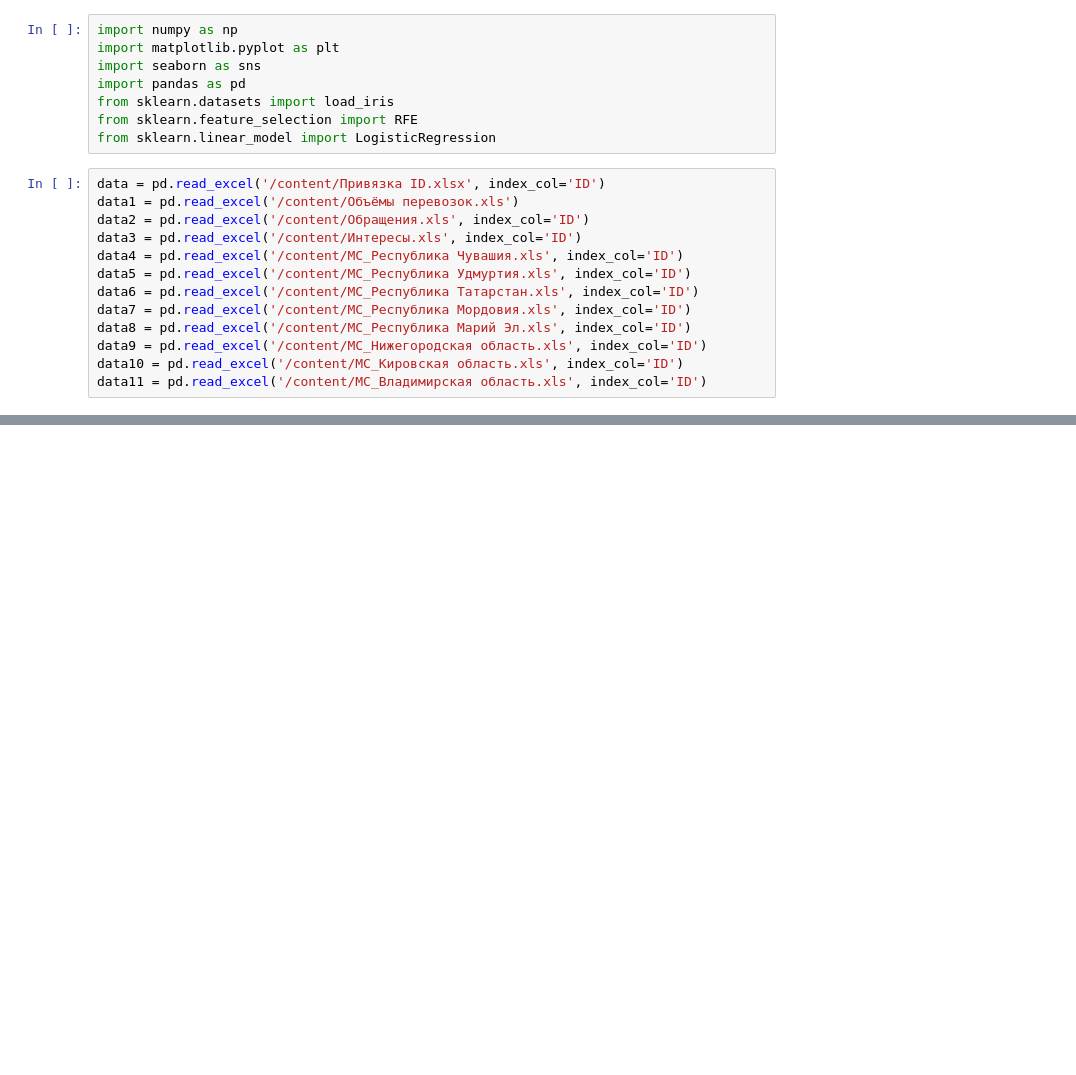
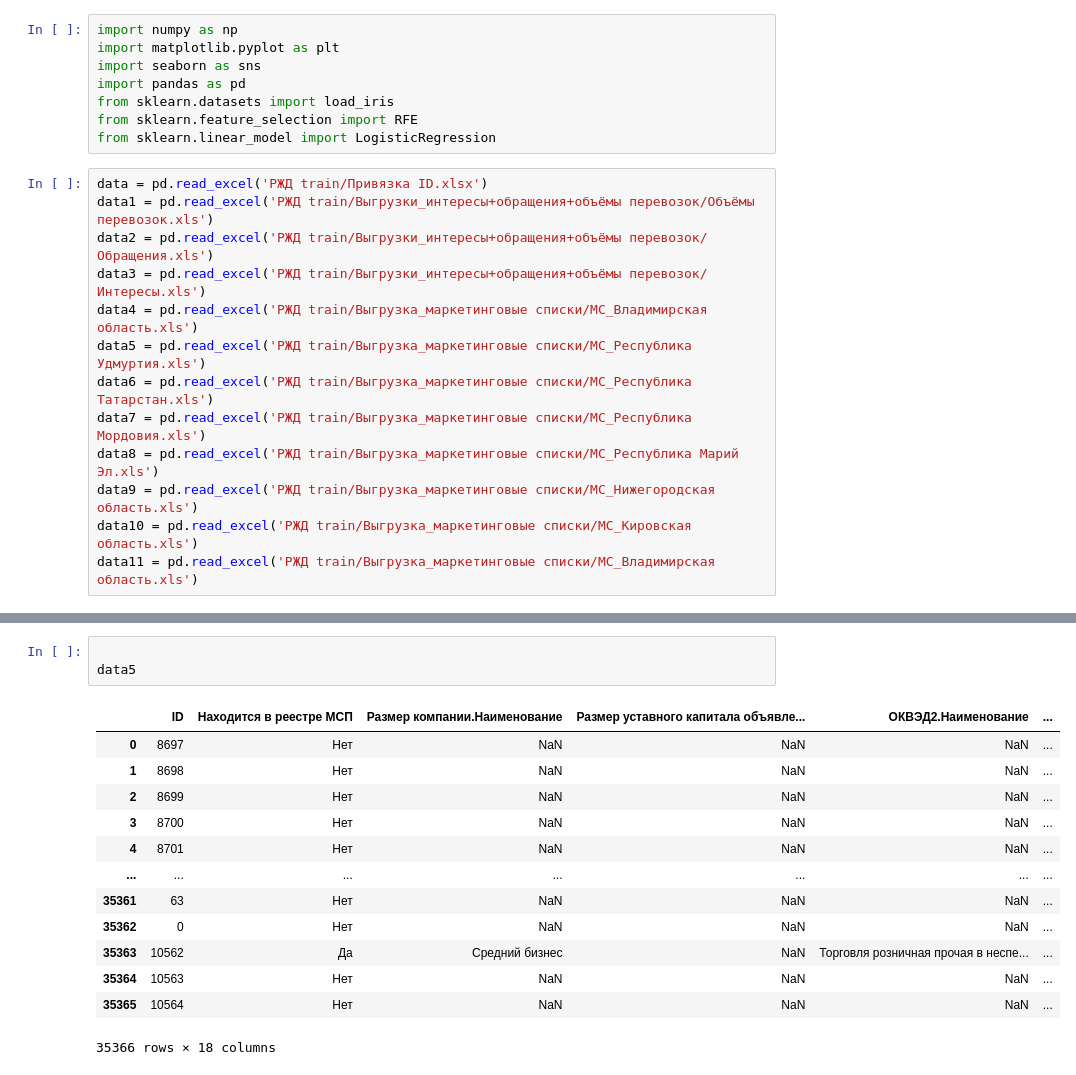
Before and after one commit to DIMFLIX-Hackathons/ClientGuardian, a Jupyter notebook: src/ClientGuardian/RZD.ipynb, the cells around one changed output, grey strips where cells are left out. Saved outputs shown, nothing was run; the diff lists cells and outputs as text; blank space fills up the shorter version.

Commit message:
- Few changes in data processing

```diff
--- a/src/ClientGuardian/RZD.ipynb
+++ b/src/ClientGuardian/RZD.ipynb
@@ -27,15 +9,15 @@ from sklearn.datasets import load_iris
 from sklearn.feature_selection import RFE
 from sklearn.linear_model import LogisticRegression
 # %%
-data = pd.read_excel('/content/Привязка ID.xlsx', index_col='ID')
-data1 = pd.read_excel('/content/Объёмы перевозок.xls')
-data2 = pd.read_excel('/content/Обращения.xls', index_col='ID')
-data3 = pd.read_excel('/content/Интересы.xls', index_col='ID')
-data4 = pd.read_excel('/content/МС_Республика Чувашия.xls', index_col='ID')
-data5 = pd.read_excel('/content/МС_Республика Удмуртия.xls', index_col='ID')
-data6 = pd.read_excel('/content/МС_Республика Татарстан.xls', index_col='ID')
-data7 = pd.read_excel('/content/МС_Республика Мордовия.xls', index_col='ID')
-data8 = pd.read_excel('/content/МС_Республика Марий Эл.xls', index_col='ID')
-data9 = pd.read_excel('/content/МС_Нижегородская область.xls', index_col='ID')
-data10 = pd.read_excel('/content/МС_Кировская область.xls', index_col='ID')
-data11 = pd.read_excel('/content/МС_Владимирская область.xls', index_col='ID')
+data = pd.read_excel('РЖД train/Привязка ID.xlsx')
+data1 = pd.read_excel('РЖД train/Выгрузки_интересы+обращения+объёмы перевозок/Объёмы перевозок.xls')
+data2 = pd.read_excel('РЖД train/Выгрузки_интересы+обращения+объёмы перевозок/Обращения.xls')
+data3 = pd.read_excel('РЖД train/Выгрузки_интересы+обращения+объёмы перевозок/Интересы.xls')
+data4 = pd.read_excel('РЖД train/Выгрузка_маркетинговые списки/МС_Владимирская область.xls')
+data5 = pd.read_excel('РЖД train/Выгрузка_маркетинговые списки/МС_Республика Удмуртия.xls')
+data6 = pd.read_excel('РЖД train/Выгрузка_маркетинговые списки/МС_Республика Татарстан.xls')
+data7 = pd.read_excel('РЖД train/Выгрузка_маркетинговые списки/МС_Республика Мордовия.xls')
+data8 = pd.read_excel('РЖД train/Выгрузка_маркетинговые списки/МС_Республика Марий Эл.xls')
+data9 = pd.read_excel('РЖД train/Выгрузка_маркетинговые списки/МС_Нижегородская область.xls')
+data10 = pd.read_excel('РЖД train/Выгрузка_маркетинговые списки/МС_Кировская область.xls')
+data11 = pd.read_excel('РЖД train/Выгрузка_маркетинговые списки/МС_Владимирская область.xls')
@@ -59,0 +24,17 @@ df
+# %%
+
+data5
+# %% [output]
+|  | ID | Находится в реестре МСП | Размер компании.Наименование | Размер уставного капитала объявле... | ОКВЭД2.Наименование | ... |
+| 0 | 8697 | Нет | NaN | NaN | NaN | ... |
+| 1 | 8698 | Нет | NaN | NaN | NaN | ... |
+| 2 | 8699 | Нет | NaN | NaN | NaN | ... |
+| 3 | 8700 | Нет | NaN | NaN | NaN | ... |
+| 4 | 8701 | Нет | NaN | NaN | NaN | ... |
+| ... | ... | ... | ... | ... | ... | ... |
+| 35361 | 63 | Нет | NaN | NaN | NaN | ... |
+| 35362 | 0 | Нет | NaN | NaN | NaN | ... |
+| 35363 | 10562 | Да | Средний бизнес | NaN | Торговля розничная прочая в неспе... | ... |
+| 35364 | 10563 | Нет | NaN | NaN | NaN | ... |
+| 35365 | 10564 | Нет | NaN | NaN | NaN | ... |
+35366 rows × 18 columns
```
Also changed, not shown: parts of 9 cells of this notebook.
